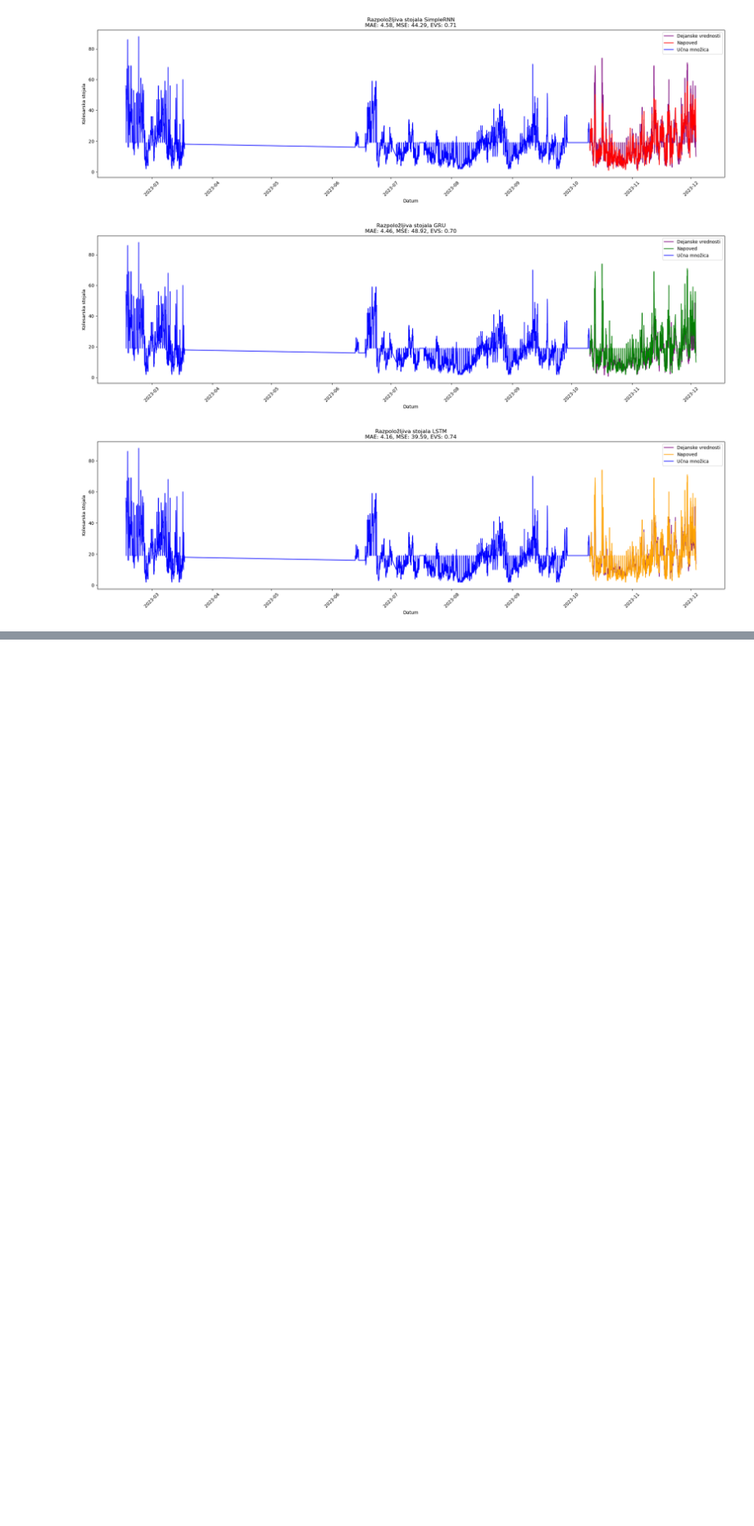
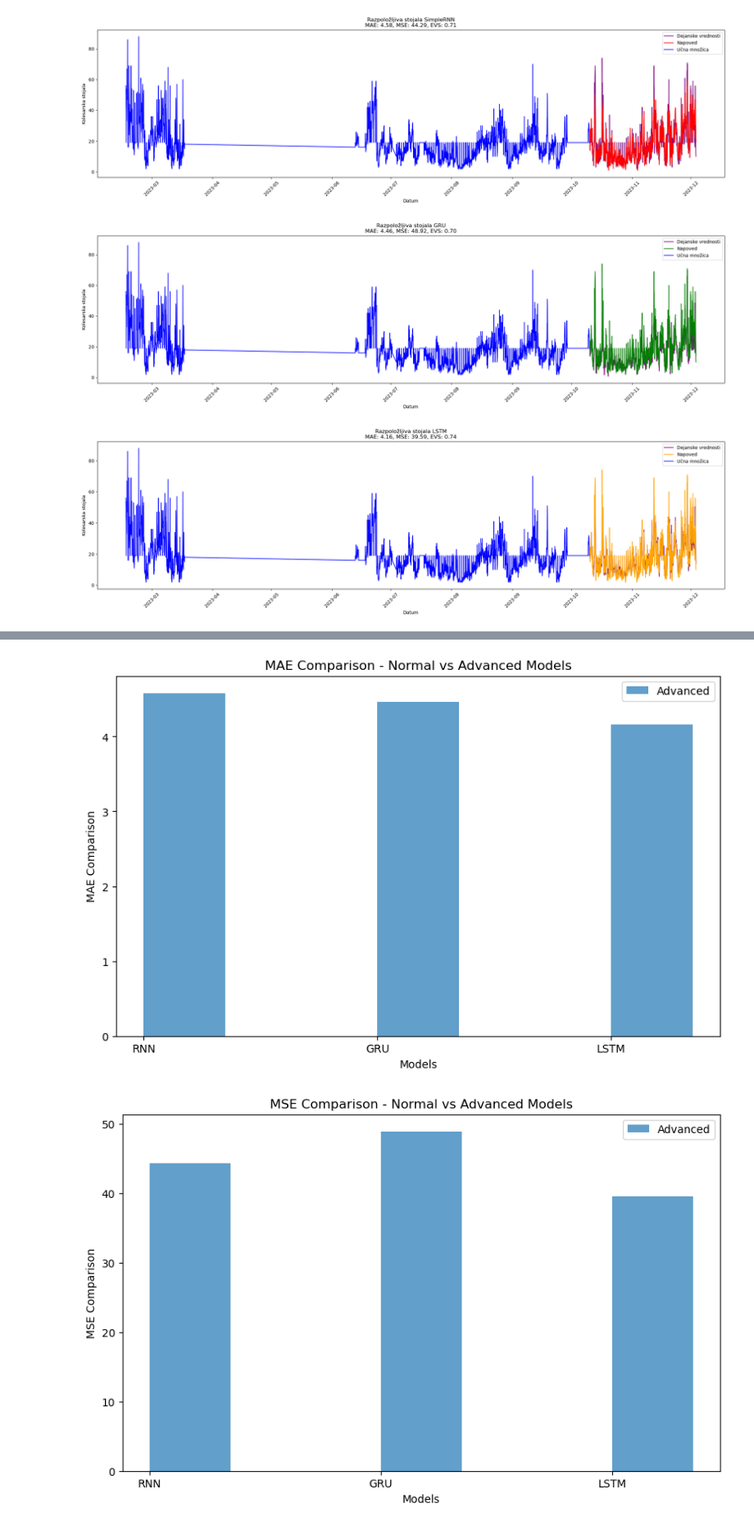
Before and after one commit to trdin/air_quality_RNN, a Jupyter notebook: projekt.ipynb, the cells around one changed output, grey strips where cells are left out. Shown at 82% size. Drawn from its saved outputs; the diff is of its cells as text; code cells hidden in the pictures; blank space fills up the shorter version.

```diff
--- a/projekt.ipynb
+++ b/projekt.ipynb
@@ -598,0 +620,31 @@ plot_comparison(
+# %%
+
+def plot_metric_comparison(adv_metrics, metric_name):
+    models = ['RNN', 'GRU', 'LSTM']
+
+    bar_width = 0.35
+
+    index = np.arange(len(models))
+    index_normal = index - bar_width/2
+    index_adv = index + bar_width/2
+
+    plt.figure(figsize=(10, 6))
+    #plt.bar(index_normal, normal_metrics, width=bar_width, label='Normal', alpha=0.7)
+    plt.bar(index_adv, adv_metrics, width=bar_width, label='Advanced', alpha=0.7)
+
+    plt.xlabel('Models')
+    plt.ylabel(f'{metric_name} Comparison')
+    plt.title(f'{metric_name} Comparison - Normal vs Advanced Models')
+    plt.xticks(index, models)
+    plt.legend()
+
+    plt.show()
+
+plot_metric_comparison( [rnn_mae_adv, gru_mae_adv, lstm_mae_adv], 'MAE')
+
+plot_metric_comparison( [rnn_mse_adv, gru_mse_adv, lstm_mse_adv], 'MSE')
+
+plot_metric_comparison( [rnn_evs_adv, gru_evs_adv, lstm_evs_adv], 'EVS')
+# %% [output]
+[figure, added]
+[figure, added]
```
Also changed, not shown: parts of 4 cells of this notebook.
